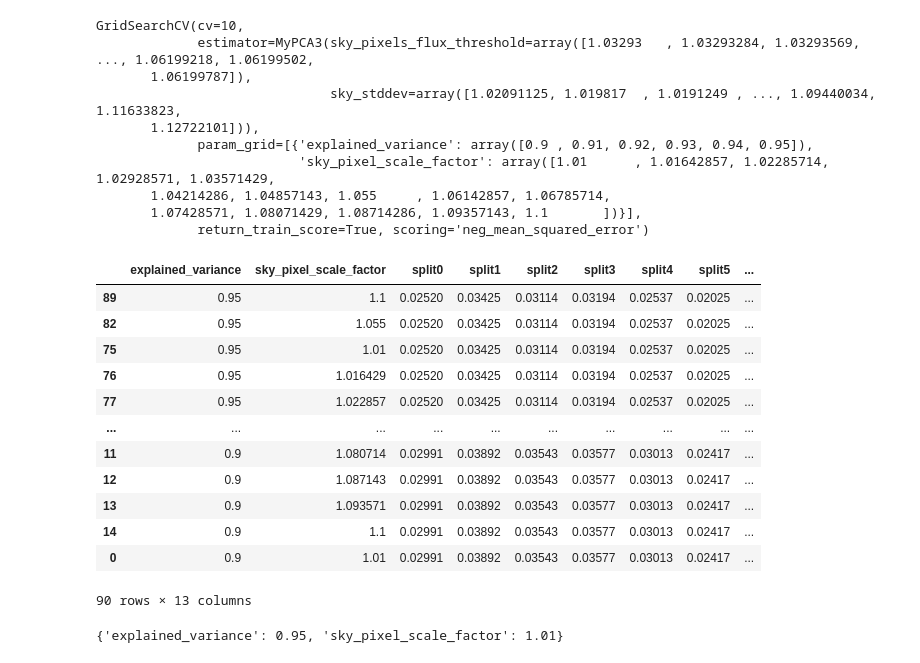
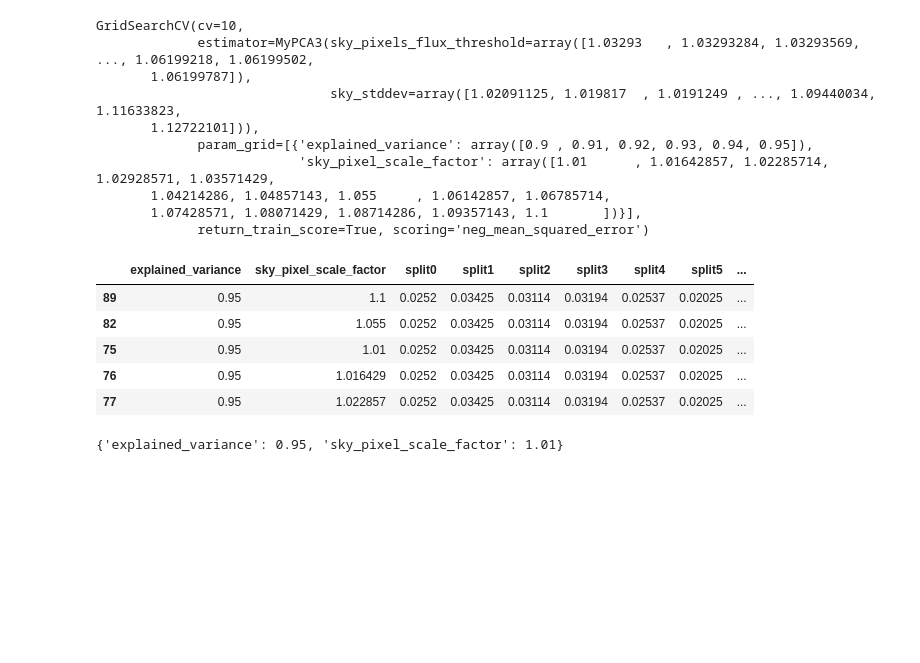
Before and after one commit to cabrera-ziri/Reticulum, a Jupyter notebook: sky_lines3.ipynb, the cells around one changed output. Drawn from its saved outputs; the diff is of its cells as text; code cells hidden in the pictures; blank space fills up the shorter version.

```diff
--- a/sky_lines3.ipynb
+++ b/sky_lines3.ipynb
@@ -555,32 +552,27 @@ GridSearchCV(cv=10,
 # %%
 cv_res = pd.DataFrame(grid_search.cv_results_)
 cv_res.sort_values(by="mean_test_score", ascending=False, inplace=True)
 
 # extra code – these few lines of code just make the DataFrame look nicer
 cv_res = cv_res[["param_explained_variance",
                  "param_sky_pixel_scale_factor", "split0_test_score",
                  "split1_test_score", "split2_test_score","split3_test_score",
                  "split4_test_score", "split5_test_score","split6_test_score",
                  "split7_test_score","split8_test_score","split9_test_score",
                  "mean_test_score"]]
 score_cols = ["split0", "split1", "split2","split3", "split4", "split5","split6",
               "split7", "split8","split9", "mean_test_rmse"]
 cv_res.columns = ["explained_variance", "sky_pixel_scale_factor"] + score_cols
 cv_res[score_cols] = -cv_res[score_cols].round(5)#.astype(np.int64)
+
+cv_res.head()
 # %% [output]
 |  | explained_variance | sky_pixel_scale_factor | split0 | split1 | split2 | split3 | split4 | split5 | ... |
-| 89 | 0.95 | 1.1 | 0.02520 | 0.03425 | 0.03114 | 0.03194 | 0.02537 | 0.02025 | ... |
-| 82 | 0.95 | 1.055 | 0.02520 | 0.03425 | 0.03114 | 0.03194 | 0.02537 | 0.02025 | ... |
-| 75 | 0.95 | 1.01 | 0.02520 | 0.03425 | 0.03114 | 0.03194 | 0.02537 | 0.02025 | ... |
-| 76 | 0.95 | 1.016429 | 0.02520 | 0.03425 | 0.03114 | 0.03194 | 0.02537 | 0.02025 | ... |
-| 77 | 0.95 | 1.022857 | 0.02520 | 0.03425 | 0.03114 | 0.03194 | 0.02537 | 0.02025 | ... |
-| ... | ... | ... | ... | ... | ... | ... | ... | ... | ... |
-| 11 | 0.9 | 1.080714 | 0.02991 | 0.03892 | 0.03543 | 0.03577 | 0.03013 | 0.02417 | ... |
-| 12 | 0.9 | 1.087143 | 0.02991 | 0.03892 | 0.03543 | 0.03577 | 0.03013 | 0.02417 | ... |
-| 13 | 0.9 | 1.093571 | 0.02991 | 0.03892 | 0.03543 | 0.03577 | 0.03013 | 0.02417 | ... |
-| 14 | 0.9 | 1.1 | 0.02991 | 0.03892 | 0.03543 | 0.03577 | 0.03013 | 0.02417 | ... |
-| 0 | 0.9 | 1.01 | 0.02991 | 0.03892 | 0.03543 | 0.03577 | 0.03013 | 0.02417 | ... |
+| 89 | 0.95 | 1.1 | 0.0252 | 0.03425 | 0.03114 | 0.03194 | 0.02537 | 0.02025 | ... |
+| 82 | 0.95 | 1.055 | 0.0252 | 0.03425 | 0.03114 | 0.03194 | 0.02537 | 0.02025 | ... |
+| 75 | 0.95 | 1.01 | 0.0252 | 0.03425 | 0.03114 | 0.03194 | 0.02537 | 0.02025 | ... |
+| 76 | 0.95 | 1.016429 | 0.0252 | 0.03425 | 0.03114 | 0.03194 | 0.02537 | 0.02025 | ... |
+| 77 | 0.95 | 1.022857 | 0.0252 | 0.03425 | 0.03114 | 0.03194 | 0.02537 | 0.02025 | ... |
-90 rows × 13 columns
 # %%
 grid_search.best_params_
 # %% [output]
```
Also changed, not shown: parts of 12 cells of this notebook.
